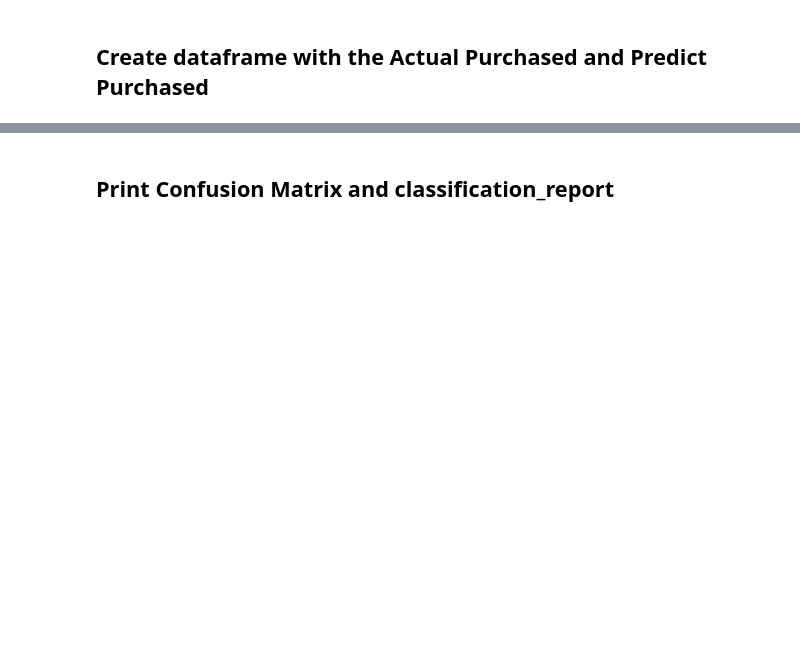
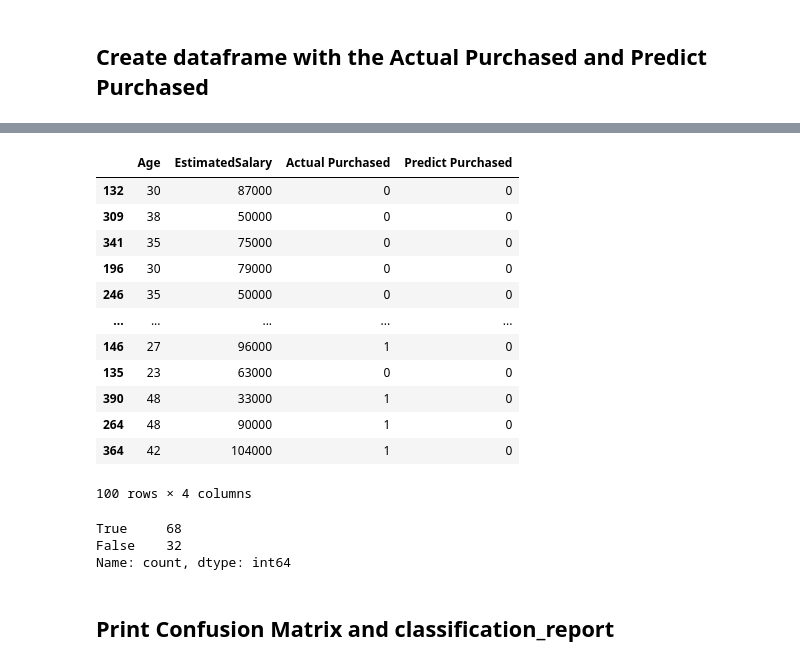
Before and after one commit to Tuwaiq-Data-Science-Bootcamp-V4/Logistic-Regression-Lab, a Jupyter notebook: LogisticRegression_Assignment.ipynb, the cells around one changed output, grey strips where cells are left out. Drawn from its saved outputs; the diff is of its cells as text; code cells hidden in the pictures; blank space fills up the shorter version.

```diff
--- a/LogisticRegression_Assignment.ipynb
+++ b/LogisticRegression_Assignment.ipynb
@@ -48,0 +74,3 @@ Name: Purchased, dtype: int64
+# %%
+X_train, X_test, y_train, y_test = train_test_split(X, y, test_size=0.25, random_state = 0)
+X_test.head()
@@ -49,2 +84,5 @@ Name: Purchased, dtype: int64
 # %% [markdown]
 ## Train the model with random_state = 0
+# %%
+logmodel = LogisticRegression(random_state = 0)
+logmodel
@@ -50,0 +91,2 @@ Name: Purchased, dtype: int64
+# %%
+logmodel.fit(X_train,y_train)
@@ -51,2 +95,4 @@ Name: Purchased, dtype: int64
+# %%
+predictions = logmodel.predict(X_test)
 # %% [markdown]
 ## Print the prediction results
@@ -80,2 +109,28 @@ dtype: int64
+# %%
+dff = X_test.copy()
+dff['Actual Purchased'] = y_test
+dff['Predict Purchased'] = predictions
+dff
+# %% [output]
+|  | Age | EstimatedSalary | Actual Purchased | Predict Purchased |
+| 132 | 30 | 87000 | 0 | 0 |
+| 309 | 38 | 50000 | 0 | 0 |
+| 341 | 35 | 75000 | 0 | 0 |
+| 196 | 30 | 79000 | 0 | 0 |
+| 246 | 35 | 50000 | 0 | 0 |
+| ... | ... | ... | ... | ... |
+| 146 | 27 | 96000 | 1 | 0 |
+| 135 | 23 | 63000 | 0 | 0 |
+| 390 | 48 | 33000 | 1 | 0 |
+| 264 | 48 | 90000 | 1 | 0 |
+| 364 | 42 | 104000 | 1 | 0 |
+100 rows × 4 columns
+# %%
+de = (dff['Actual Purchased'] == dff['Predict Purchased'])
+de.value_counts()
+# %% [output]
+True     68
+False    32
+Name: count, dtype: int64
 # %% [markdown]
 ## Print Confusion Matrix and classification_report
```
Also changed, not shown: parts of 32 cells of this notebook.
